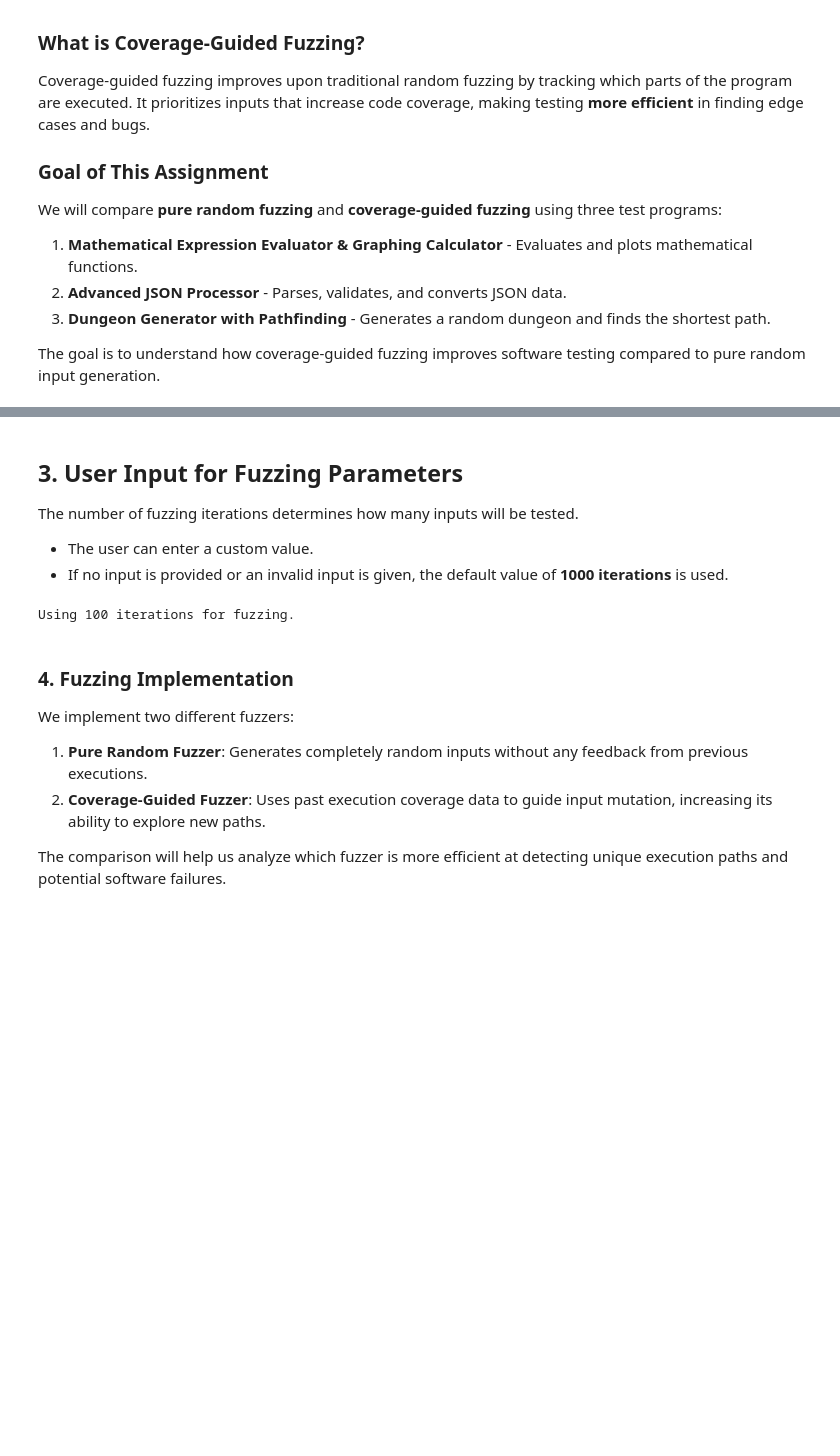
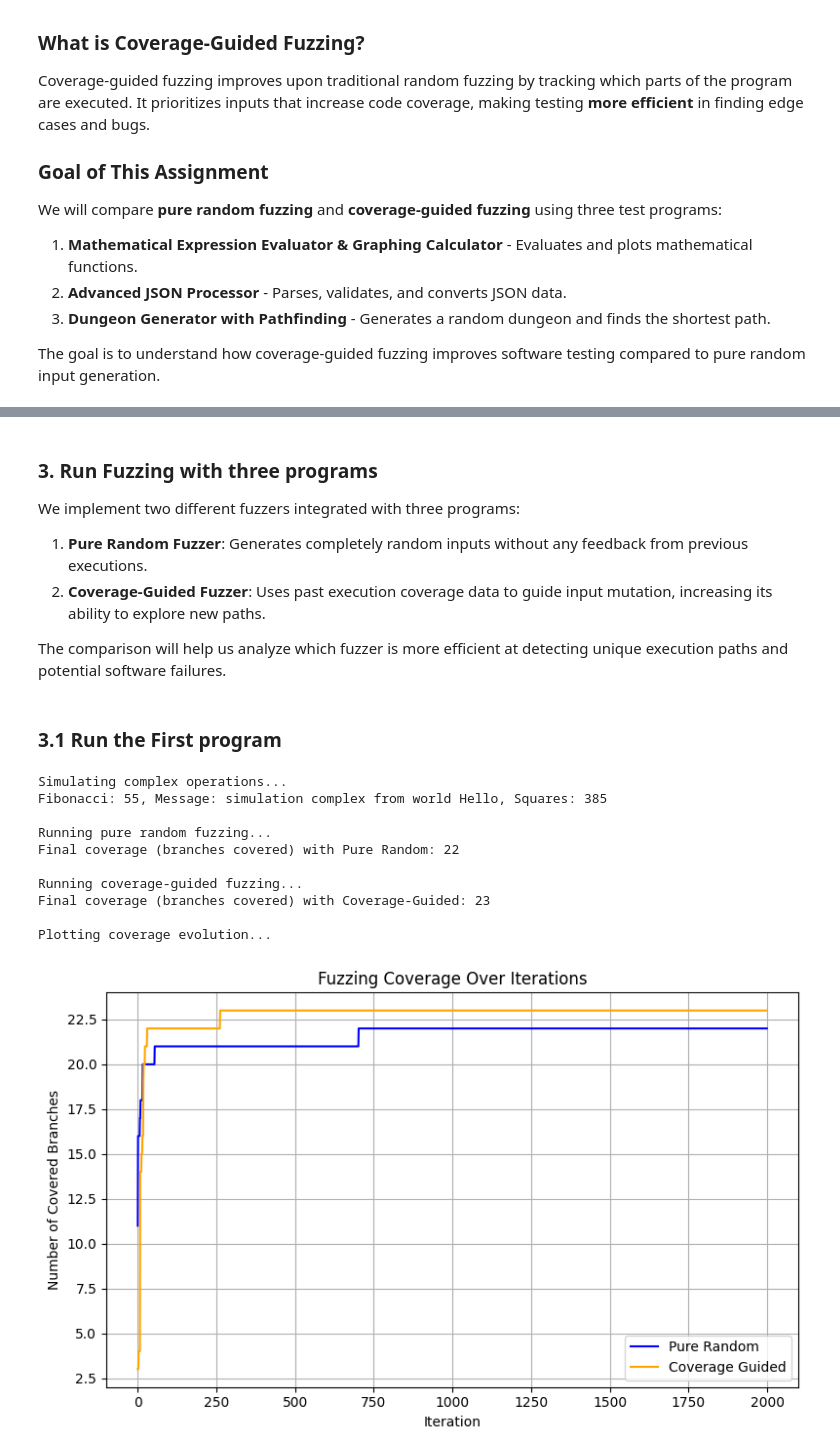
Before and after one commit to pockyitachi/SOEN7481_Fuzzing_Assignment, a Jupyter notebook: programs/fuzzing_assignment.ipynb, the cells around one changed output, grey strips where cells are left out. Saved outputs shown, nothing was run; the diff lists cells and outputs as text; code cells hidden in the pictures; blank space fills up the shorter version.

```diff
--- a/programs/fuzzing_assignment.ipynb
+++ b/programs/fuzzing_assignment.ipynb
@@ -36,21 +36,24 @@ from dungeon_generator import DungeonGenerator
-# %% [markdown]
-## 3. User Input for Fuzzing Parameters
-The number of fuzzing iterations determines how many inputs will be tested.
-- The user can enter a custom value.
-- If no input is provided or an invalid input is given, the default value of **1000 iterations** is used.
-# %%
-try:
-    iterations = int(input("Enter the number of fuzzing iterations (default: 1000): "))
-except ValueError:
-    iterations = 1000  # Default value if user input is invalid or empty
-print(f"Using {iterations} iterations for fuzzing.")
-# %% [output]
-Using 100 iterations for fuzzing.
 # %% [markdown]
-### 4. Fuzzing Implementation
-We implement two different fuzzers:
+### 3. Run Fuzzing with three programs
+We implement two different fuzzers integrated with three programs:
 1. **Pure Random Fuzzer**: Generates completely random inputs without any feedback from previous executions.
 2. **Coverage-Guided Fuzzer**: Uses past execution coverage data to guide input mutation, increasing its ability to explore new paths.
 
 The comparison will help us analyze which fuzzer is more efficient at detecting unique execution paths and potential software failures.
+# %% [markdown]
+### 3.1 Run the First program
+# %%
+complex_input.main()
+# %% [output]
+Simulating complex operations...
+Fibonacci: 55, Message: simulation complex from world Hello, Squares: 385
+
+Running pure random fuzzing...
+Final coverage (branches covered) with Pure Random: 22
+
+Running coverage-guided fuzzing...
+Final coverage (branches covered) with Coverage-Guided: 23
+
+Plotting coverage evolution...
+[figure, added]
 # %% [markdown]
```
Also changed, not shown: parts of 9 cells of this notebook, 11 other files.
